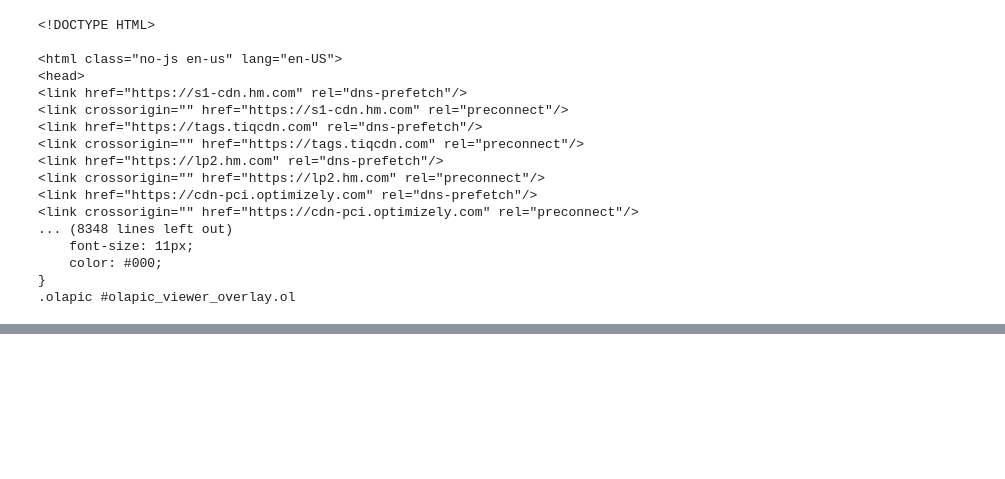
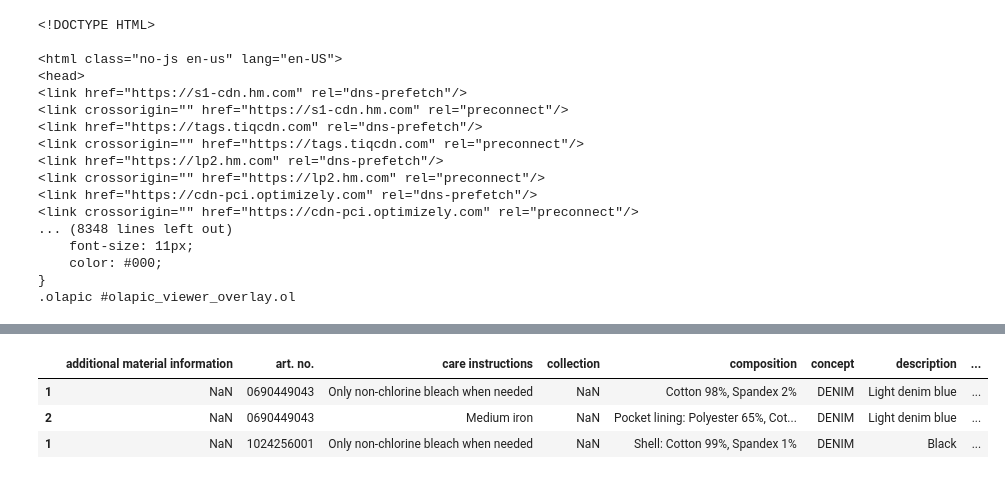
Before and after one commit to ViniciusKos/best_price_prediction, a Jupyter notebook: best_price.ipynb, the cells around one changed output, grey strips where cells are left out. Saved outputs shown, nothing was run; the diff lists cells and outputs as text; code cells hidden in the pictures; blank space fills up the shorter version.

```diff
--- a/best_price.ipynb
+++ b/best_price.ipynb
@@ -291,0 +242,8 @@ IndexError: list index out of range
+# %%
+url = 'https://www2.hm.com/en_us/men/products/jeans.html'
+
+headers = {"User-Agent" : 'Mozilla/5.0 (Windows NT 10.0; Win64; x64) AppleWebKit/537.36 (KHTML, like Gecko) Chrome/107.0.0.0 Safari/537.36'}
+
+page = requests.get( url, headers=headers )
+
+soup = BeautifulSoup( page.text, "html.parser")
@@ -291,0 +342,7 @@ IndexError: list index out of range
+# %%
+df_details.head(3)
+# %% [output]
+|  | additional material information | art. no. | care instructions | collection | composition | concept | description | ... |
+| 1 | NaN | 0690449043 | Only non-chlorine bleach when needed | NaN | Cotton 98%, Spandex 2% | DENIM | Light denim blue | ... |
+| 2 | NaN | 0690449043 | Medium iron | NaN | Pocket lining: Polyester 65%, Cot... | DENIM | Light denim blue | ... |
+| 1 | NaN | 1024256001 | Only non-chlorine bleach when needed | NaN | Shell: Cotton 99%, Spandex 1% | DENIM | Black | ... |
```
Also changed, not shown: parts of 19 cells of this notebook.
